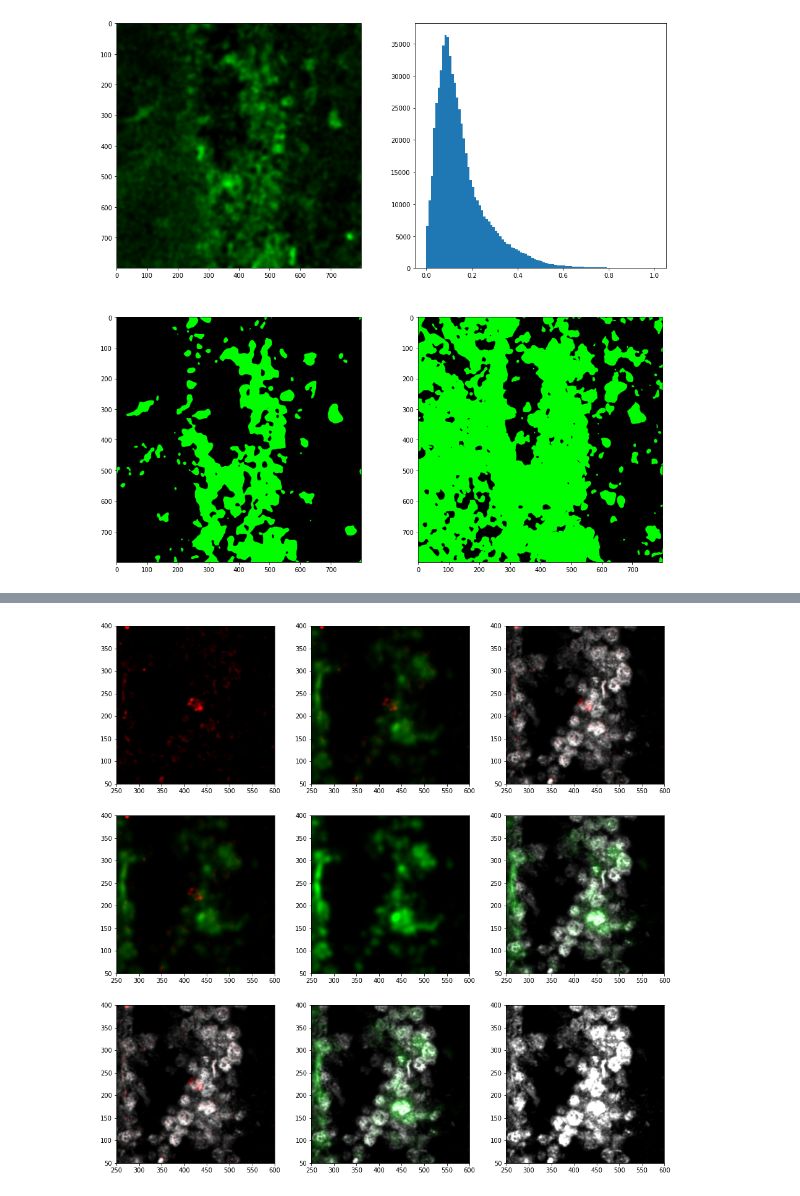
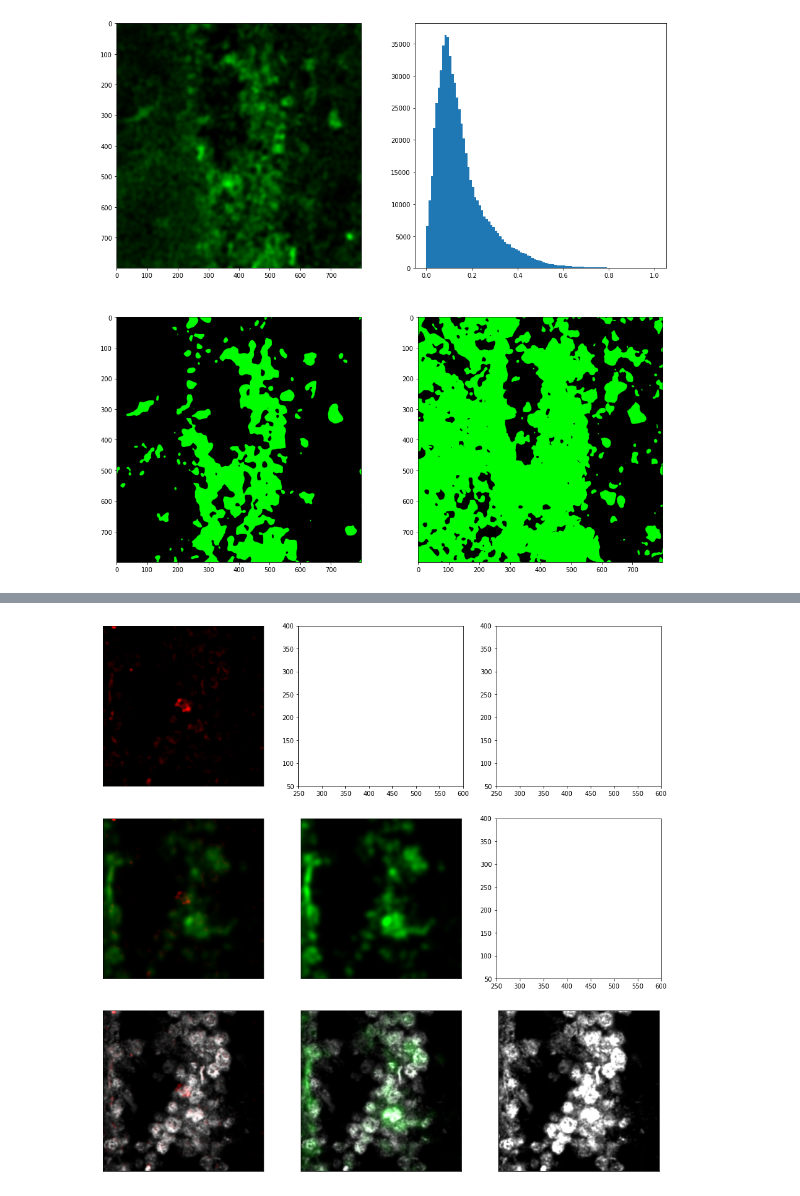
Before and after one commit to dtabuena/Images, a Jupyter notebook: Sample_Nell2.ipynb, the cells around one changed output, grey strips where cells are left out. Drawn from its saved outputs; the diff is of its cells as text; code cells hidden in the pictures.

```diff
--- a/Sample_Nell2.ipynb
+++ b/Sample_Nell2.ipynb
@@ -239,14 +239,18 @@ im_list = [neuronal_mcherry_rgb, neuronal_target_rgb, neuronal_neun_rgb]
 fig,ax =plt.subplots(3,3,figsize = [16,16])
 for im_i in range(len(im_list)):
     for im_i2 in range(len(im_list)):
+        if im_i2>im_i: continue
         im_merge = (im_list[im_i] + im_list[im_i2])
         # im_merge = rgb_cmy(im_merge)*2
         ax[im_i,im_i2].imshow(im_merge[:,:,:,sp])
+        ax[im_i,im_i2].get_xaxis().set_visible(False)
+        ax[im_i,im_i2].get_yaxis().set_visible(False)
 
 
 for ai in ax.flatten():
     ai.set_xlim(250,600)
     ai.set_ylim(50,400)
+
 plt.show()
 # %% [output]
 WARNING:matplotlib.image:Clipping input data to the valid range for imshow with RGB data ([0..1] for floats or [0..255] for integers).
@@ -259 +261 @@ WARNING:matplotlib.image:Clipping input data to the valid range for imshow with
-[figure, old version]
+[figure, new version]
```
Also changed, not shown: parts of 6 cells of this notebook.
